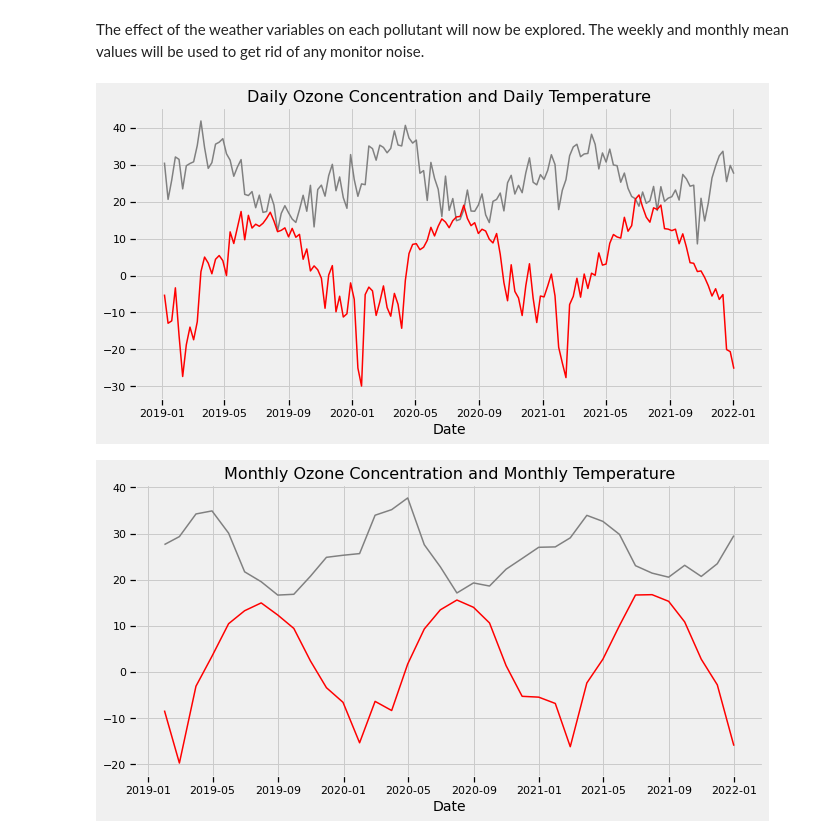
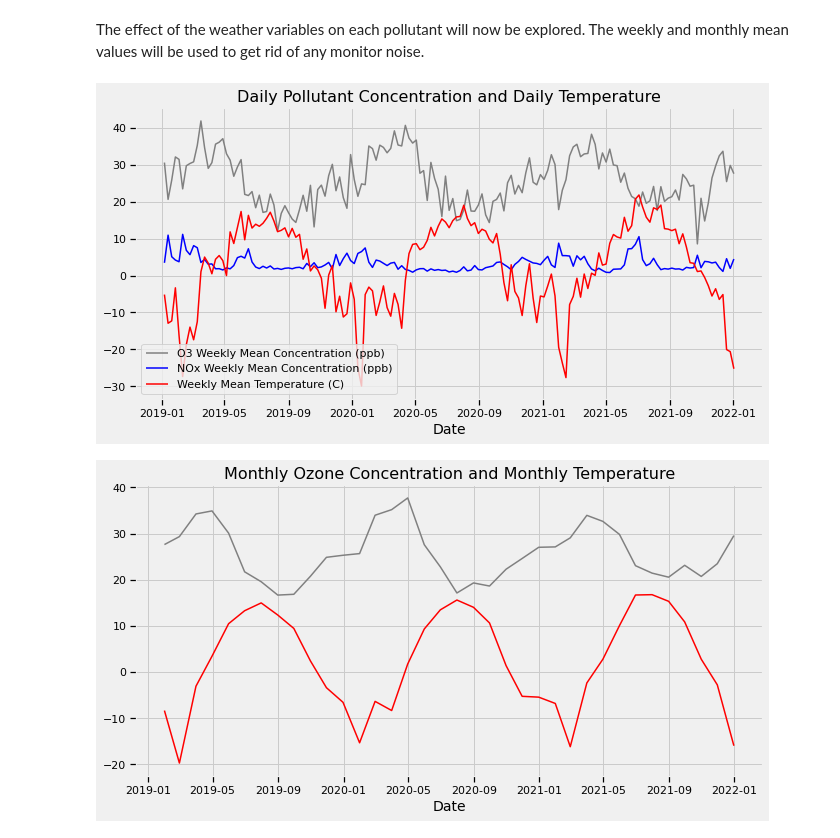
Before and after one commit to mirandadoris/CIV1498_Project2_Pythoneers, a Jupyter notebook: 2-Analysis/Weather_AQ_Analysis.ipynb, the cells around one changed output. Saved outputs shown, nothing was run; the diff lists cells and outputs as text; code cells hidden in the pictures.

Commit message:
weather & AQ

```diff
--- a/2-Analysis/Weather_AQ_Analysis.ipynb
+++ b/2-Analysis/Weather_AQ_Analysis.ipynb
@@ -94,18 +94,20 @@ The effect of the weather variables on each pollutant will now be explored. The
 # %%
 # Explore impact of temperature on ozone concentration
 
 plt.figure(figsize=(10,5))
 
-plt.plot(aq_weather_weekly.index, aq_weather_weekly['O3'], 'gray', label = 'Weekly Mean Concentration (ppb)')
+plt.plot(aq_weather_weekly.index, aq_weather_weekly['O3'], 'gray', label = 'O3 Weekly Mean Concentration (ppb)')
+plt.plot(aq_weather_weekly.index, aq_weather_weekly['NOx'], 'blue', label = 'NOx Weekly Mean Concentration (ppb)')
 plt.plot(aq_weather_weekly.index, aq_weather_weekly['TEMP_MEAN_(C)'], 'r', label = 'Weekly Mean Temperature (C)')
 
 plt.xlabel('Date', fontsize=14)
+plt.legend()
 
 
-plt.title('Daily Ozone Concentration and Daily Temperature', fontsize=16)
+plt.title('Daily Pollutant Concentration and Daily Temperature', fontsize=16)
 plt.show()
 # %% [output]
-[figure, old version]
+[figure, new version]
 # %%
 plt.figure(figsize=(10,5))
 
```
Also changed, not shown: 1 other file.
